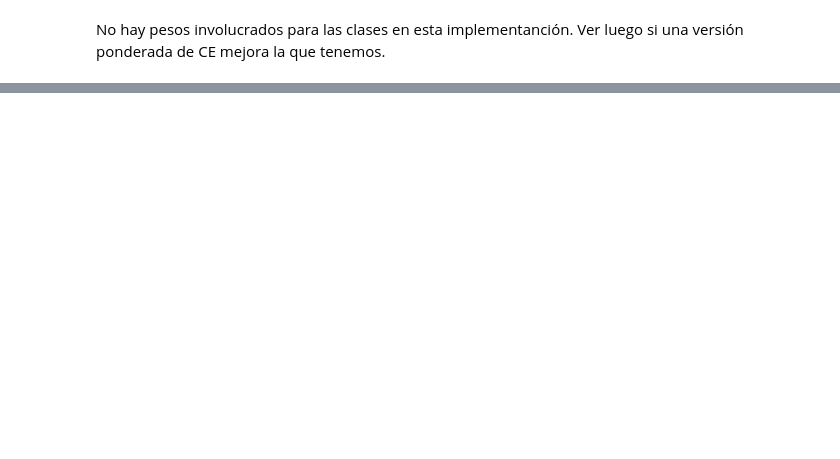
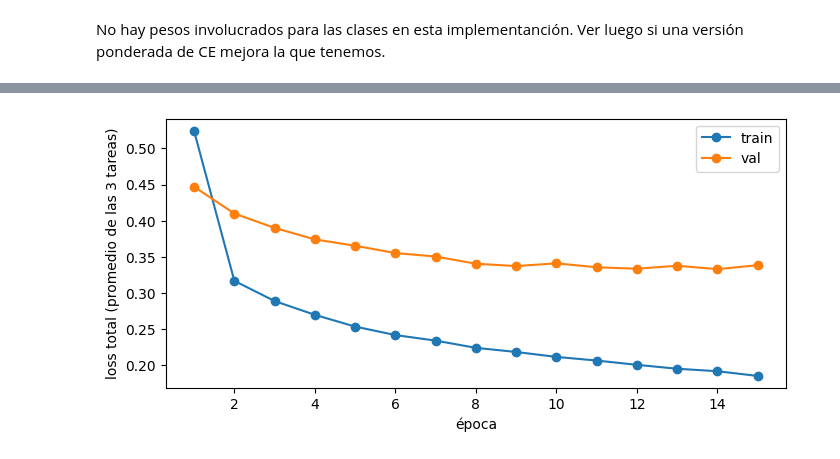
Before and after one commit to giannislucca/TP-AA2, a Jupyter notebook: codigoTP.ipynb, the cells around one changed output, grey strips where cells are left out. Saved outputs shown, nothing was run; the diff lists cells and outputs as text; code cells hidden in the pictures; blank space fills up the shorter version.

```diff
--- a/codigoTP.ipynb
+++ b/codigoTP.ipynb
@@ -1100,0 +1120,27 @@ No hay pesos involucrados para las clases en esta implementanción. Ver luego si
+# %%
+# DataLoader de validación
+loader_val = DataLoader(
+    TensorDataset(
+        seq_val["X"],
+        seq_val["y_init"],
+        seq_val["y_fin"],
+        seq_val["y_cap"]
+    ),
+    batch_size=32,
+    shuffle=False
+)
+
+#este decordador evita que se calculen gradientes durante la evaluación, lo que ahorra memoria y tiempo de cómputo.
+@torch.no_grad()
+def evaluar_rnn(modelo, loader):
+    modelo.eval()
+    perdidas = []
+    for X, y_init, y_fin, y_cap in loader:
+        logits_init, logits_fin, logits_cap = modelo(X)
+        loss_total, _ = calcular_perdida_multitarea(
+            logits_init, logits_fin, logits_cap,
+            y_init, y_fin, y_cap
+        )
+        perdidas.append(loss_total.item())
+    modelo.train()
+    return float(np.mean(perdidas))
@@ -1100,0 +1210,12 @@ No hay pesos involucrados para las clases en esta implementanción. Ver luego si
+# %%
+import matplotlib.pyplot as plt
+
+fig, ax = plt.subplots(figsize=(8, 3.5))
+ax.plot(historial_gru["epoca"], historial_gru["train"], "o-", label="train")
+ax.plot(historial_gru["epoca"], historial_gru["val"], "o-", label="val")
+ax.set_xlabel("época")
+ax.set_ylabel("loss total (promedio de las 3 tareas)")
+ax.legend()
+plt.show()
+# %% [output]
+[figure, added]
```
Also changed, not shown: parts of 8 cells of this notebook, 2 other files.
